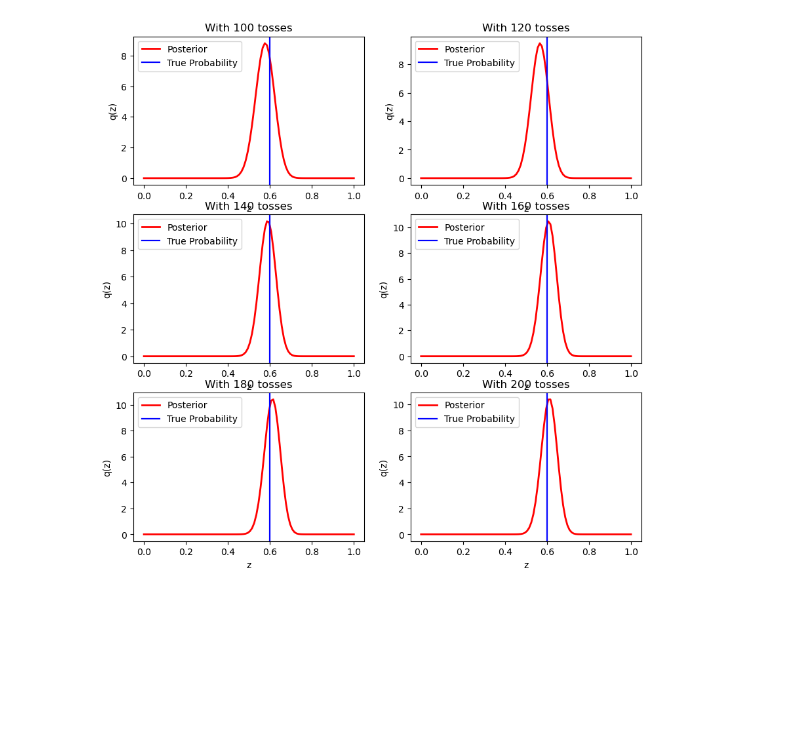
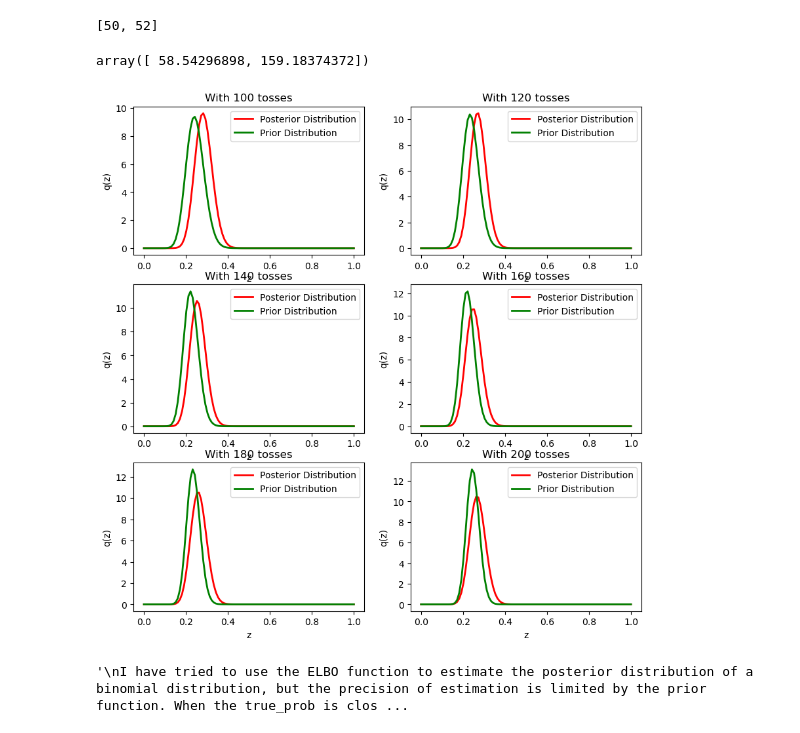
Before and after one commit to sleepysunny311/Coding, a Jupyter notebook: Simple_Example_ELBO.ipynb, the cells around one changed output. Saved outputs shown, nothing was run; the diff lists cells and outputs as text; code cells hidden in the pictures; blank space fills up the shorter version.

Commit message:
Tried A little Modification
Modified Initial Parameter a little

```diff
--- a/Simple_Example_ELBO.ipynb
+++ b/Simple_Example_ELBO.ipynb
@@ -90,16 +90,48 @@ def neg_ELBO(phi, x, n_samples=10000):
 # %%
 def optim_ELBO(phi0, x_sample, n_samples):
     # fnscale -1 is used for specifying a maximization problem
-    bounds = [(0.00001, 100), (0.00001, 100)]
+    bounds = [(0.00001, 1000), (0.00001, 1000)]
     result = minimize(neg_ELBO, phi0, args=(x_sample, n_samples), bounds=bounds, method='L-BFGS-B')
     return result
 # %%
-def plot_posterior(phi_opt, true_prob, n_tos,plot_ax):
+def plot_posterior(phi_opt, true_prob, n_tos,plot_ax,x_sample):
     x = np.linspace(0, 1, 100)
     y = beta.pdf(x, a=phi_opt[0], b=phi_opt[1])
-    plot_ax.plot(x, y, 'r-', lw=2, label='Posterior')
-    plot_ax.axvline(true_prob, color='blue', lw=1.6, label='True Probability')
+    plot_ax.plot(x, y, 'r-', lw=2, label='Posterior Distribution')
+    plot_y = beta.pdf(x, a = np.sum(x_sample)+1, b = n_tos - np.sum(x_sample)+1)
+    plot_ax.plot(x, plot_y, 'g-', lw=2, label='Prior Distribution')
+    # plot_ax.axvline(true_prob, color='blue', lw=1.6, label='True Probability')
     plot_ax.set_xlabel('z')
     plot_ax.set_ylabel('q(z)')
     plot_ax.set_title(f'With {n_tos} tosses')
     plot_ax.legend()
+# %%
+#True probability of heads
+true_prob = 0.3
+
+#Initial values for alpha and beta
+phi0 = [50, 50]
+
+#Number of samples from
+#the variational distribution
+n_samples = 2000
+
+#Number of tosses
+n_tos = 100
+
+fig, axs = plt.subplots(3, 2, figsize=(10, 10))
+axs = axs.ravel()
+to_plot = []
+for i, ax in zip(range(100, 220, 20), axs):
+    x_sample = np.random.binomial(1, true_prob, size=i)
+
+    phi_opt = optim_ELBO(phi0, x_sample, n_samples)
+
+    plot_posterior(phi_opt.x, true_prob, i, ax,x_sample)
+plt.show()
+
+
+"""
+I have tried to use the ELBO function to estimate the posterior distribution of a binomial distribution, but the precision of estimation is limited by the prior function. When the true_prob is close to 0.5 (like 0.6), the overall performance is great.
+But when the true_prob is close to 0 or 1, the estimation is not good. I think the reason is that the prior function is not good enough to capture the posterior distribution.
+"""
@@ -106,32 +141,41 @@ def plot_posterior(phi_opt, true_prob, n_tos,plot_ax):
+# %%
+[np.sum(x_sample)+1, n_tos - np.sum(x_sample)+1]
+# %% [output]
+[50, 52]
+# %%
+phi_opt.x
+# %% [output]
+array([ 58.54296898, 159.18374372])
 # %%
 #True probability of heads
-true_prob = 0.6
+true_prob = 0.3
 
 #Initial values for alpha and beta
 phi0 = [8, 5]
 
 #Number of samples from
 #the variational distribution
 n_samples = 2000
 
 #Number of tosses
 n_tos = 100
 
 fig, axs = plt.subplots(3, 2, figsize=(10, 10))
 axs = axs.ravel()
 to_plot = []
 for i, ax in zip(range(100, 220, 20), axs):
     x_sample = np.random.binomial(1, true_prob, size=i)
 
     phi_opt = optim_ELBO(phi0, x_sample, n_samples)
 
-    plot_posterior(phi_opt.x, true_prob, i, ax)
+    plot_posterior(phi_opt.x, true_prob, i, ax,x_sample)
 plt.show()
 
 
 """
 I have tried to use the ELBO function to estimate the posterior distribution of a binomial distribution, but the precision of estimation is limited by the prior function. When the true_prob is close to 0.5 (like 0.6), the overall performance is great.
 But when the true_prob is close to 0 or 1, the estimation is not good. I think the reason is that the prior function is not good enough to capture the posterior distribution.
 """
 # %% [output]
-[figure, old version]
+[figure, new version]
+'\nI have tried to use the ELBO function to estimate the posterior distribution of a binomial distribution, but the precision of estimation is limited by the prior function. When the true_prob is clos ...
```
Also changed, not shown: parts of 1 cell of this notebook, 1 other file.
